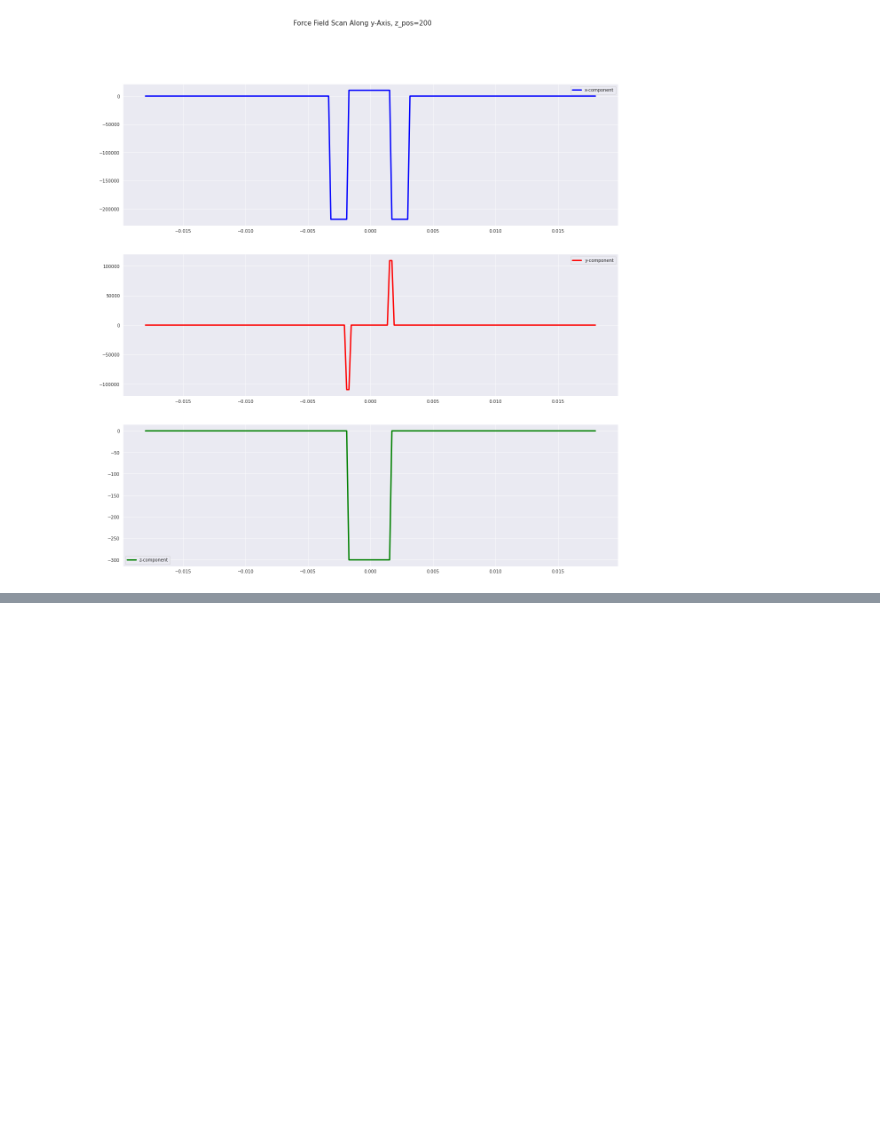
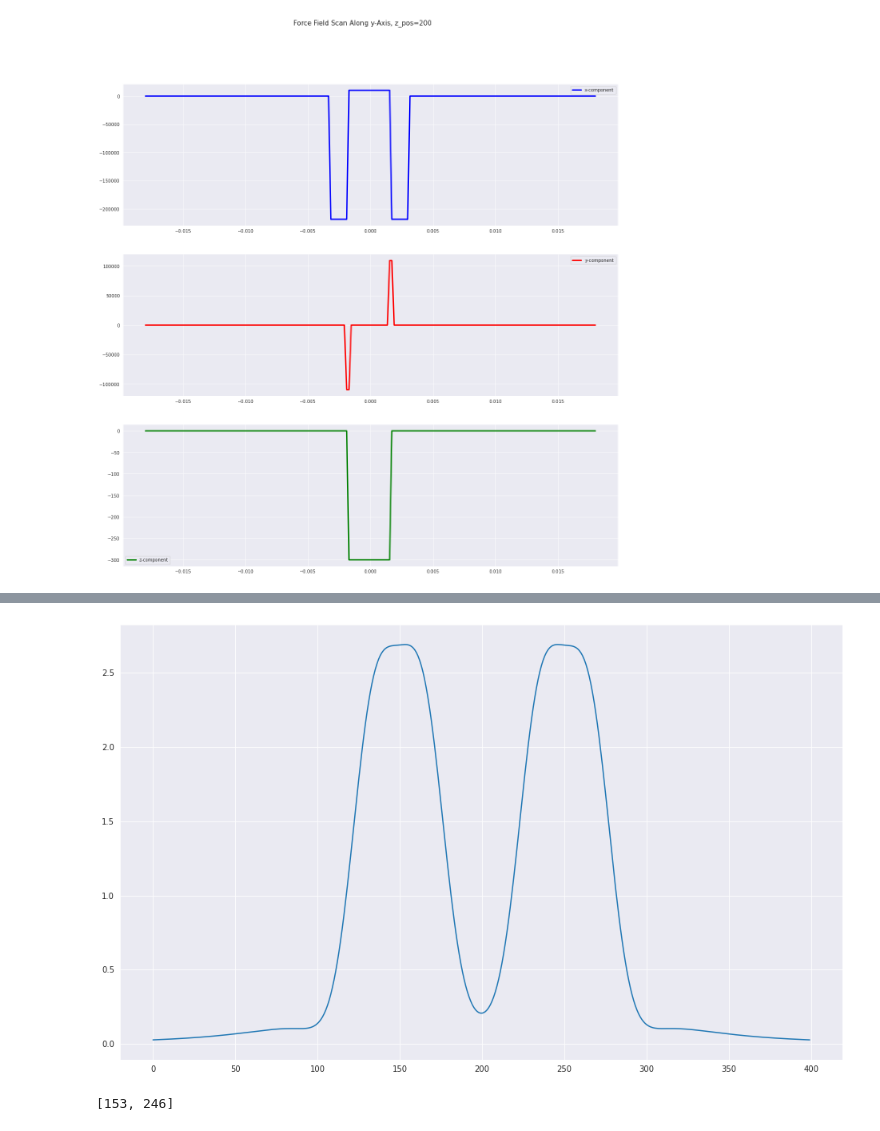
Before and after one commit to Andrew-wi/magnetic_lens, a Jupyter notebook: superconducting_magnets/b_field_checks.ipynb, the cells around one changed output, grey strips where cells are left out. Cells and saved outputs as stored; diff of their text form; code cells hidden in the pictures; blank space fills up the shorter version.

```diff
--- a/superconducting_magnets/b_field_checks.ipynb
+++ b/superconducting_magnets/b_field_checks.ipynb
@@ -150,0 +133,11 @@ plt.show()
+# %%
+fig, ax = plt.subplots(figsize=(10*1.62, 10))
+ax = plt.plot(np.arange(400), normBMatrix[100,100,:])
+plt.show()
+# %% [output]
+[figure, added]
+# %%
+maxes = [np.argmax(normBMatrix[100,100,:200]), 201 + np.argmax(normBMatrix[100, 100, 201:])]
+maxes
+# %% [output]
+[153, 246]
```
Also changed, not shown: parts of 11 cells of this notebook, 6 other files.
